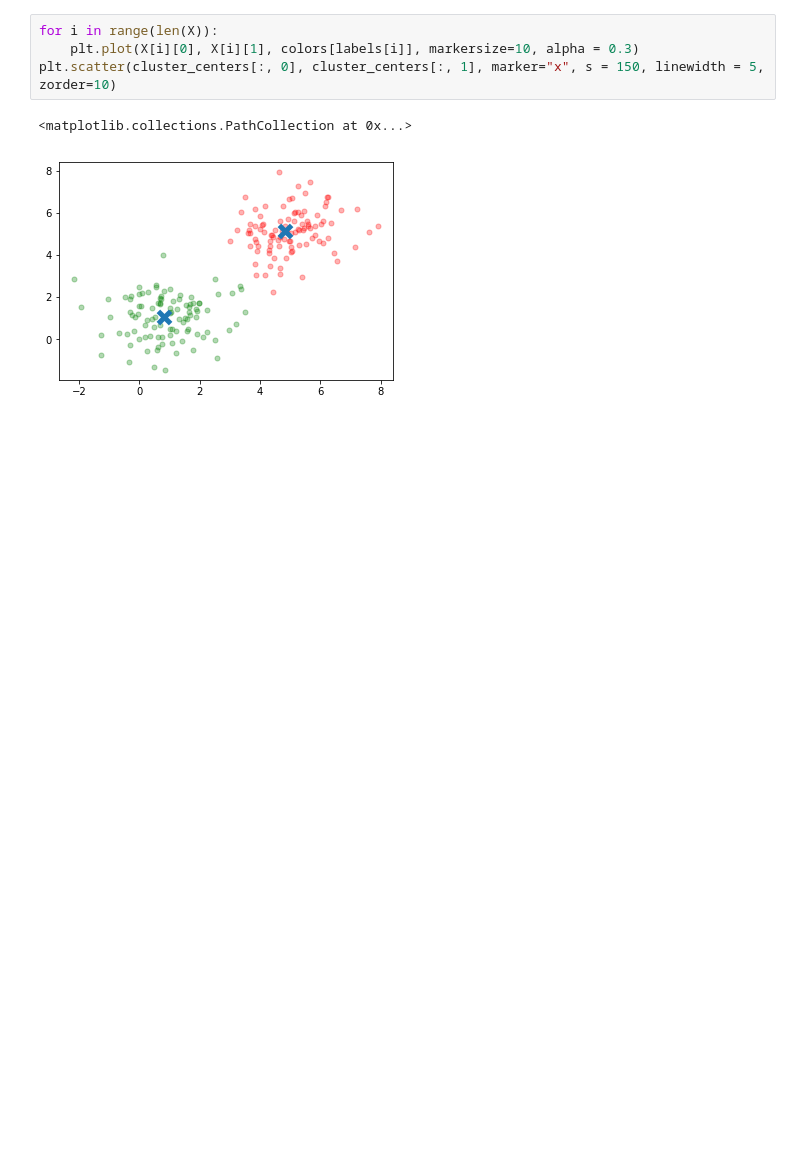
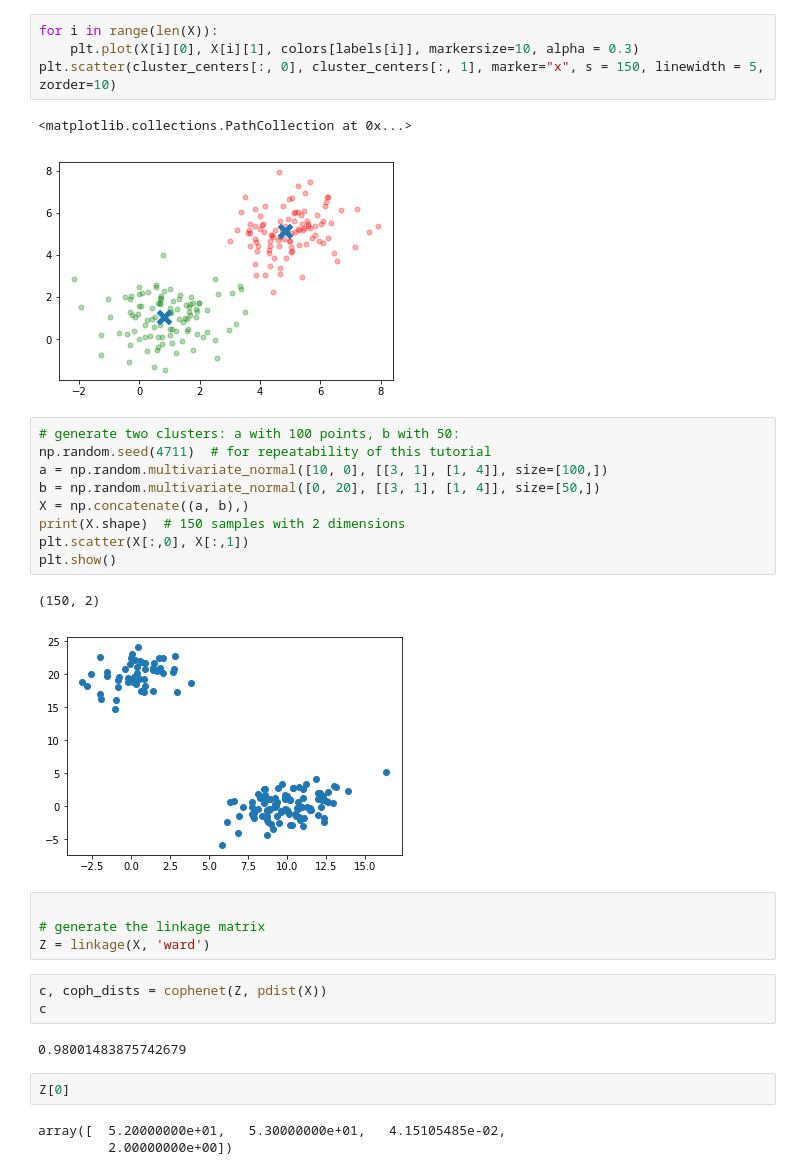
Before and after one commit to ciortanmadalina/gan, a Jupyter notebook: hierarchical-clustering.ipynb, the cells around one changed output. Cells and saved outputs as stored; diff of their text form; blank space fills up the shorter version.

```diff
--- a/hierarchical-clustering.ipynb
+++ b/hierarchical-clustering.ipynb
@@ -63,3 +67,29 @@ plt.scatter(cluster_centers[:, 0], cluster_centers[:, 1], marker="x", s = 150, l
 # %% [output]
 <matplotlib.collections.PathCollection at 0x...>
 [figure]
+# %%
+# generate two clusters: a with 100 points, b with 50:
+np.random.seed(4711)  # for repeatability of this tutorial
+a = np.random.multivariate_normal([10, 0], [[3, 1], [1, 4]], size=[100,])
+b = np.random.multivariate_normal([0, 20], [[3, 1], [1, 4]], size=[50,])
+X = np.concatenate((a, b),)
+print(X.shape)  # 150 samples with 2 dimensions
+plt.scatter(X[:,0], X[:,1])
+plt.show()
+# %% [output]
+(150, 2)
+[figure, added]
+# %%
+
+# generate the linkage matrix
+Z = linkage(X, 'ward')
+# %%
+c, coph_dists = cophenet(Z, pdist(X))
+c
+# %% [output]
+0.98001483875742679
+# %%
+Z[0]
+# %% [output]
+array([  5.20000000e+01,   5.30000000e+01,   4.15105485e-02,
+         2.00000000e+00])
```
Also changed, not shown: parts of 3 cells of this notebook, 5 other files.
